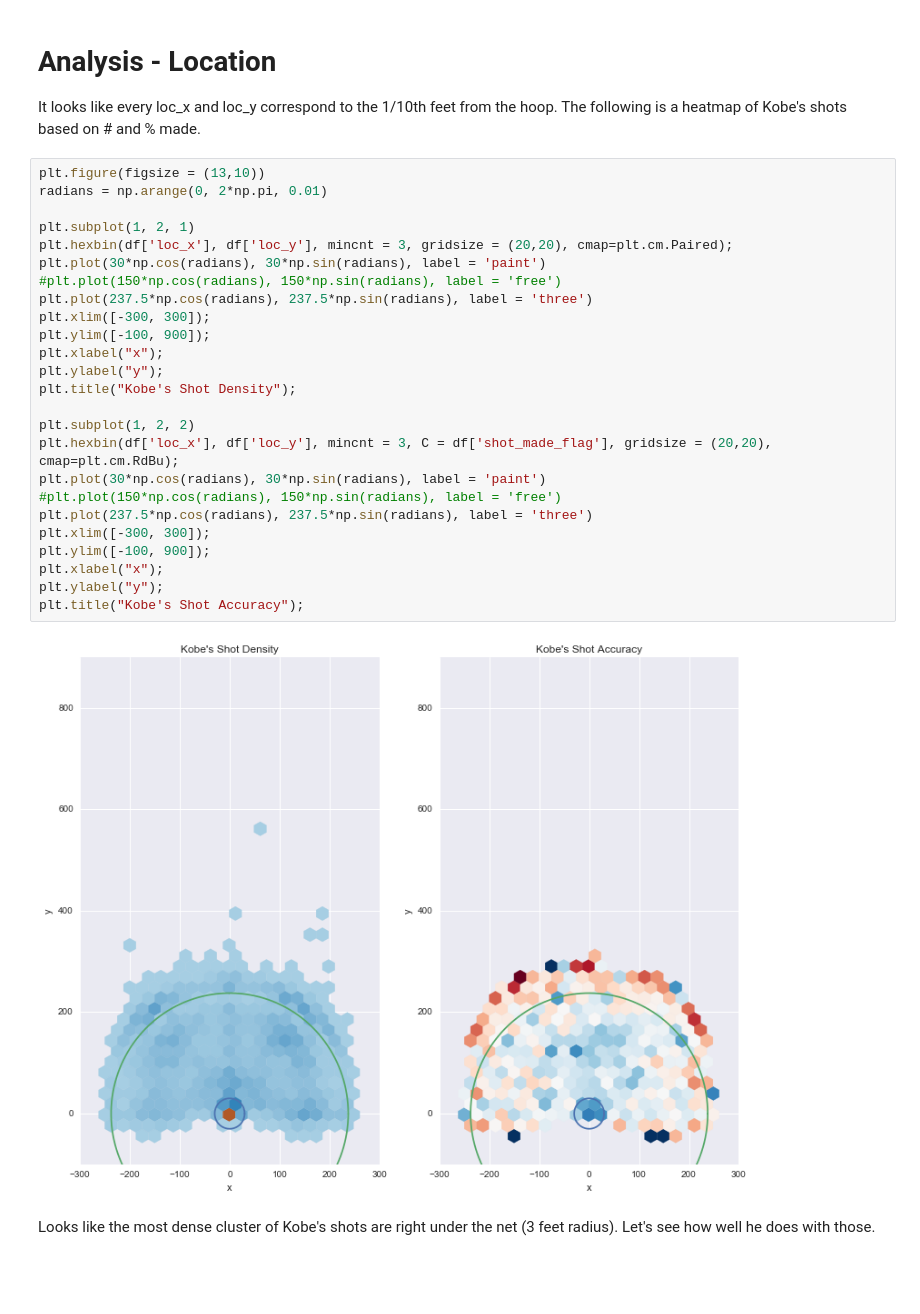
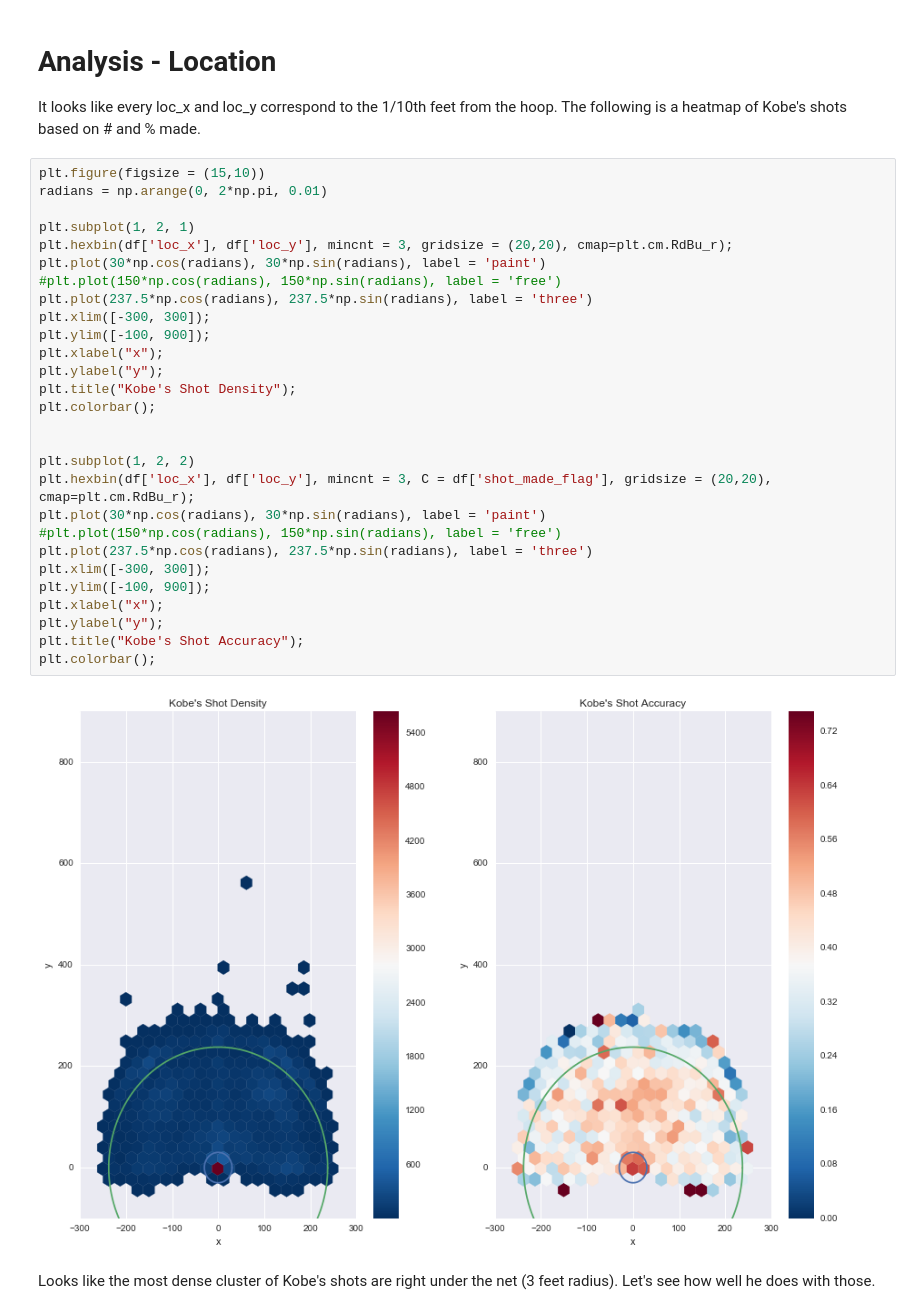
Before and after one commit to michaelwang1994/Main, a Jupyter notebook: Kaggle/Kobe/Kobe20160720.ipynb, the cells around one changed output. Drawn from its saved outputs; the diff is of its cells as text; blank space fills up the shorter version.

```diff
--- a/Kaggle/Kobe/Kobe20160720.ipynb
+++ b/Kaggle/Kobe/Kobe20160720.ipynb
@@ -131,32 +134,35 @@ It seems like Kobe mostly does jump shots, with about a 30% accuracy. He's much
 
 It looks like every loc_x and loc_y correspond to the 1/10th feet from the hoop. The following is a heatmap of Kobe's shots based on # and % made.
 # %%
-plt.figure(figsize = (13,10))
+plt.figure(figsize = (15,10))
 radians = np.arange(0, 2*np.pi, 0.01)
 
 plt.subplot(1, 2, 1)
-plt.hexbin(df['loc_x'], df['loc_y'], mincnt = 3, gridsize = (20,20), cmap=plt.cm.Paired);
+plt.hexbin(df['loc_x'], df['loc_y'], mincnt = 3, gridsize = (20,20), cmap=plt.cm.RdBu_r);
 plt.plot(30*np.cos(radians), 30*np.sin(radians), label = 'paint')
 #plt.plot(150*np.cos(radians), 150*np.sin(radians), label = 'free')
 plt.plot(237.5*np.cos(radians), 237.5*np.sin(radians), label = 'three')
 plt.xlim([-300, 300]);
 plt.ylim([-100, 900]);
 plt.xlabel("x");
 plt.ylabel("y");
 plt.title("Kobe's Shot Density");
+plt.colorbar();
+
 
 plt.subplot(1, 2, 2)
-plt.hexbin(df['loc_x'], df['loc_y'], mincnt = 3, C = df['shot_made_flag'], gridsize = (20,20), cmap=plt.cm.RdBu);
+plt.hexbin(df['loc_x'], df['loc_y'], mincnt = 3, C = df['shot_made_flag'], gridsize = (20,20), cmap=plt.cm.RdBu_r);
 plt.plot(30*np.cos(radians), 30*np.sin(radians), label = 'paint')
 #plt.plot(150*np.cos(radians), 150*np.sin(radians), label = 'free')
 plt.plot(237.5*np.cos(radians), 237.5*np.sin(radians), label = 'three')
 plt.xlim([-300, 300]);
 plt.ylim([-100, 900]);
 plt.xlabel("x");
 plt.ylabel("y");
 plt.title("Kobe's Shot Accuracy");
+plt.colorbar();
 # %% [output]
-[figure, old version]
+[figure, new version]
 # %% [markdown]
 Looks like the most dense cluster of Kobe's shots are right under the net (3 feet radius). Let's see how well he does with those.
 # %%
```
Also changed, not shown: parts of 28 cells of this notebook, 8 other files.
